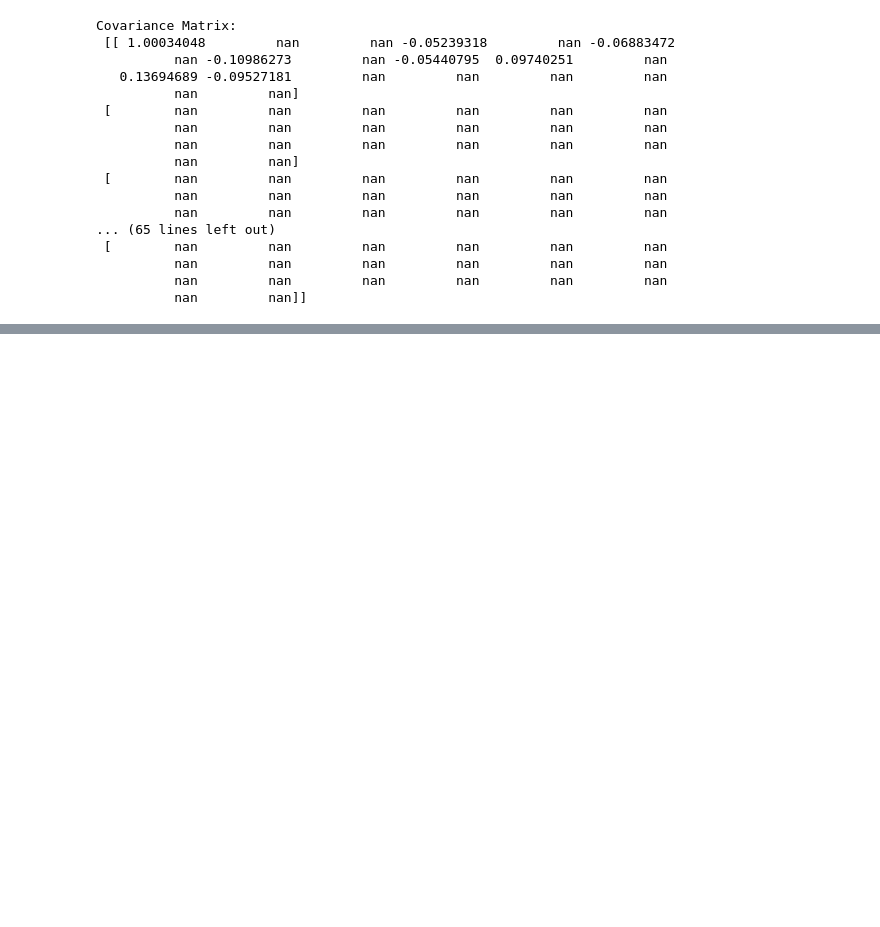
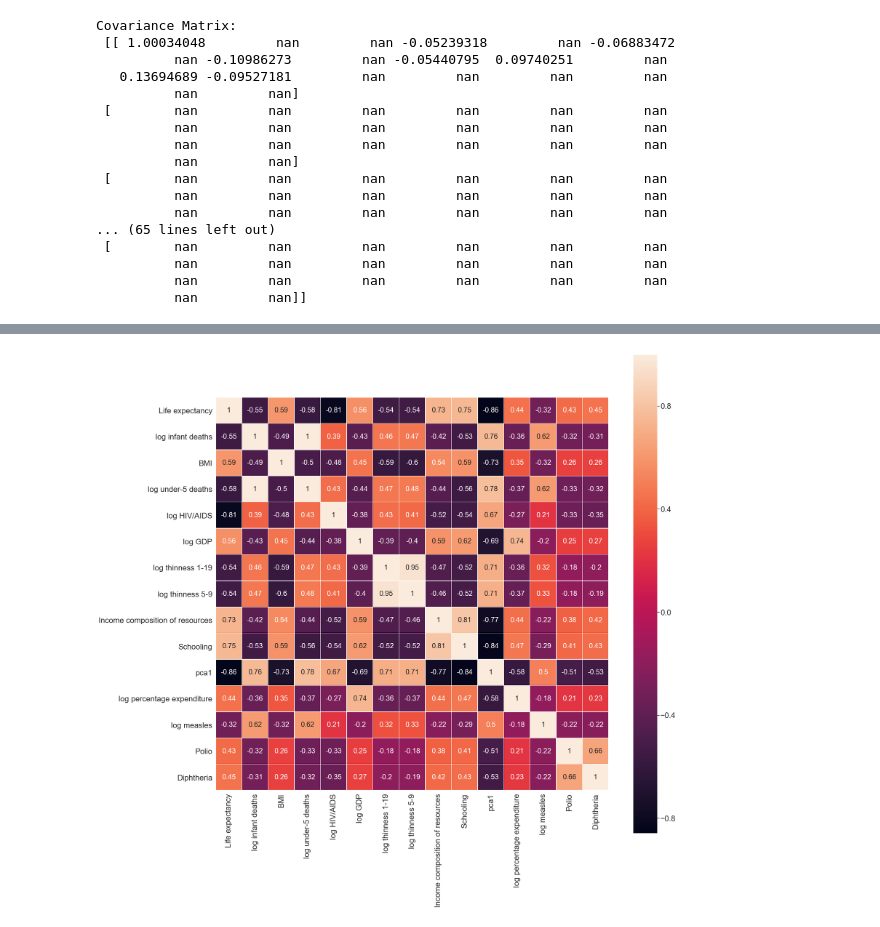
Before and after one commit to johnboy81918/thinkful, a Jupyter notebook: module 17/17 10.ipynb, the cells around one changed output, grey strips where cells are left out. Drawn from its saved outputs; the diff is of its cells as text; code cells hidden in the pictures; blank space fills up the shorter version.

```diff
--- a/module 17/17 10.ipynb
+++ b/module 17/17 10.ipynb
@@ -382,0 +516,13 @@ Covariance Matrix:
+# %%
+# make visualization easier by only looking at abs(corr) > 0.5 relative to life expectancy and pc1
+
+corr_matrix = le4[['Life expectancy', 'log infant deaths', 'BMI', 'log under-5 deaths', 'log HIV/AIDS', 'log GDP',
+     'log thinness 1-19', 'log thinness 5-9', 'Income composition of resources', 'Schooling', 'pca1',
+     'log percentage expenditure', 'log measles', 'Polio', 'Diphtheria']].corr()
+# %%
+plt.figure(figsize = (25,25))
+sns.set(font_scale = 2)
+sns.heatmap(corr_matrix, square=True, annot=True, annot_kws={"size": 20}, linewidths=.5)
+plt.show()
+# %% [output]
+[figure, added]
```
Also changed, not shown: parts of 9 cells of this notebook.
